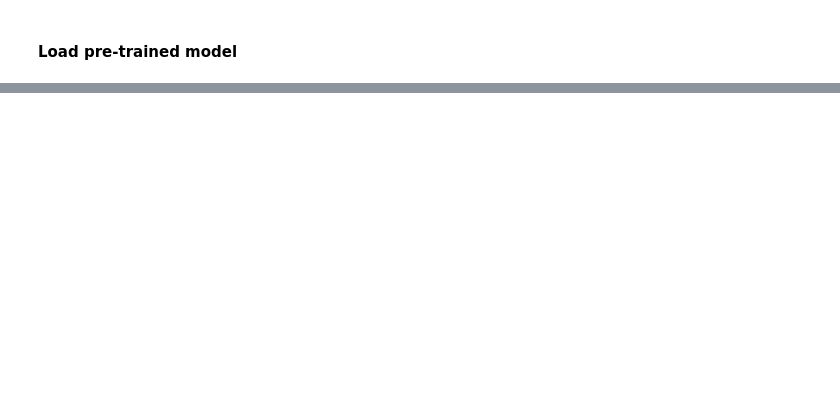
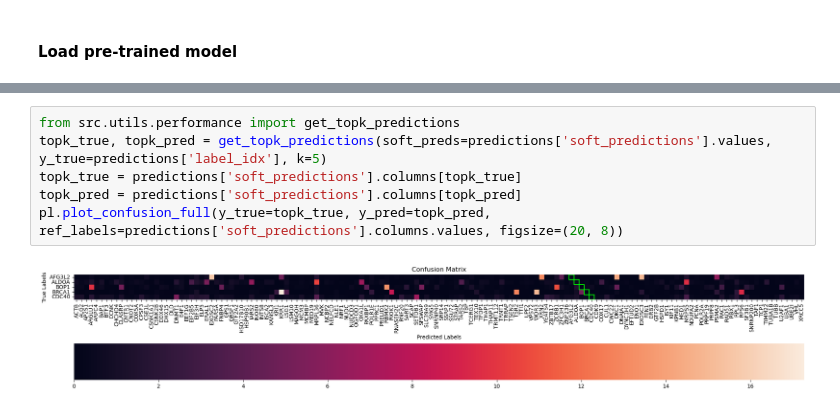
Before and after one commit to GoyalLab/ExPert, a Jupyter notebook: vae/notebooks/TrainParam.ipynb, the cells around one changed output, grey strips where cells are left out. Drawn from its saved outputs; the diff is of its cells as text; blank space fills up the shorter version.

```diff
--- a/vae/notebooks/TrainParam.ipynb
+++ b/vae/notebooks/TrainParam.ipynb
@@ -370,0 +193,8 @@ results = test(
+# %%
+from src.utils.performance import get_topk_predictions
+topk_true, topk_pred = get_topk_predictions(soft_preds=predictions['soft_predictions'].values, y_true=predictions['label_idx'], k=5)
+topk_true = predictions['soft_predictions'].columns[topk_true]
+topk_pred = predictions['soft_predictions'].columns[topk_pred]
+pl.plot_confusion_full(y_true=topk_true, y_pred=topk_pred, ref_labels=predictions['soft_predictions'].columns.values, figsize=(20, 8))
+# %% [output]
+[figure, added]
```
Also changed, not shown: parts of 35 cells of this notebook, 6 other files.
